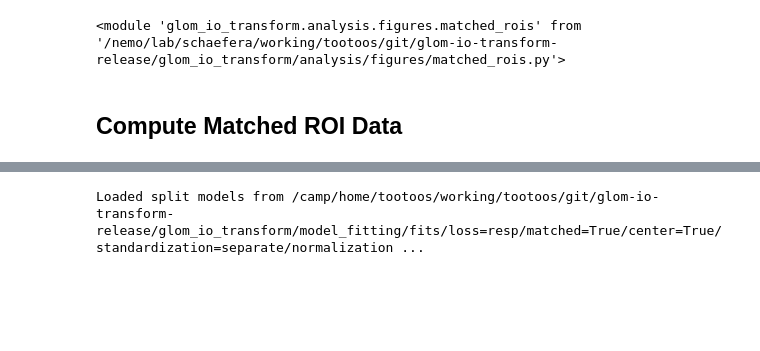
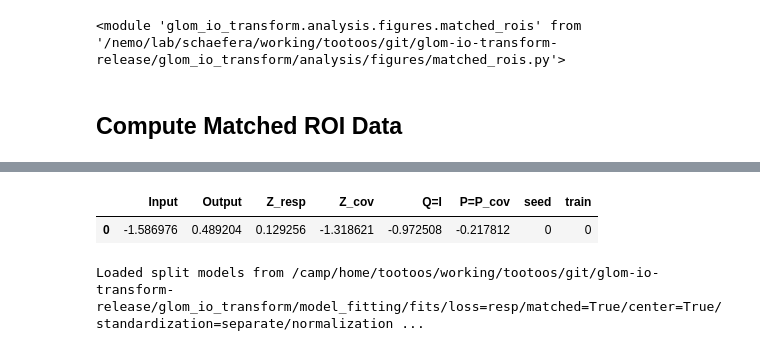
Before and after one commit to stootoon/glom-io-transform-release, a Jupyter notebook: glom_io_transform/analysis/fig_driver.ipynb, the cells around one changed output, grey strips where cells are left out. Drawn from its saved outputs; the diff is of its cells as text; code cells hidden in the pictures; blank space fills up the shorter version.

```diff
--- a/glom_io_transform/analysis/fig_driver.ipynb
+++ b/glom_io_transform/analysis/fig_driver.ipynb
@@ -171,3 +313,8 @@ Loaded generalization results from /camp/home/tootoos/working/tootoos/git/glom-i
+# %%
+matched_rois_data.r2_df
+# %% [output]
+|  | Input | Output | Z_resp | Z_cov | Q=I | P=P_cov | seed | train |
+| 0 | -1.586976 | 0.489204 | 0.129256 | -1.318621 | -0.972508 | -0.217812 | 0 | 0 |
 # %%
 data = matched_rois_data
 # Drop any rows where the model is "Diag_resp" (i.e., the diagonal response model) from the dataframe of responses. This is likely done to focus on other models in the analysis.
```
Also changed, not shown: parts of 3 cells of this notebook, 1 other file.
